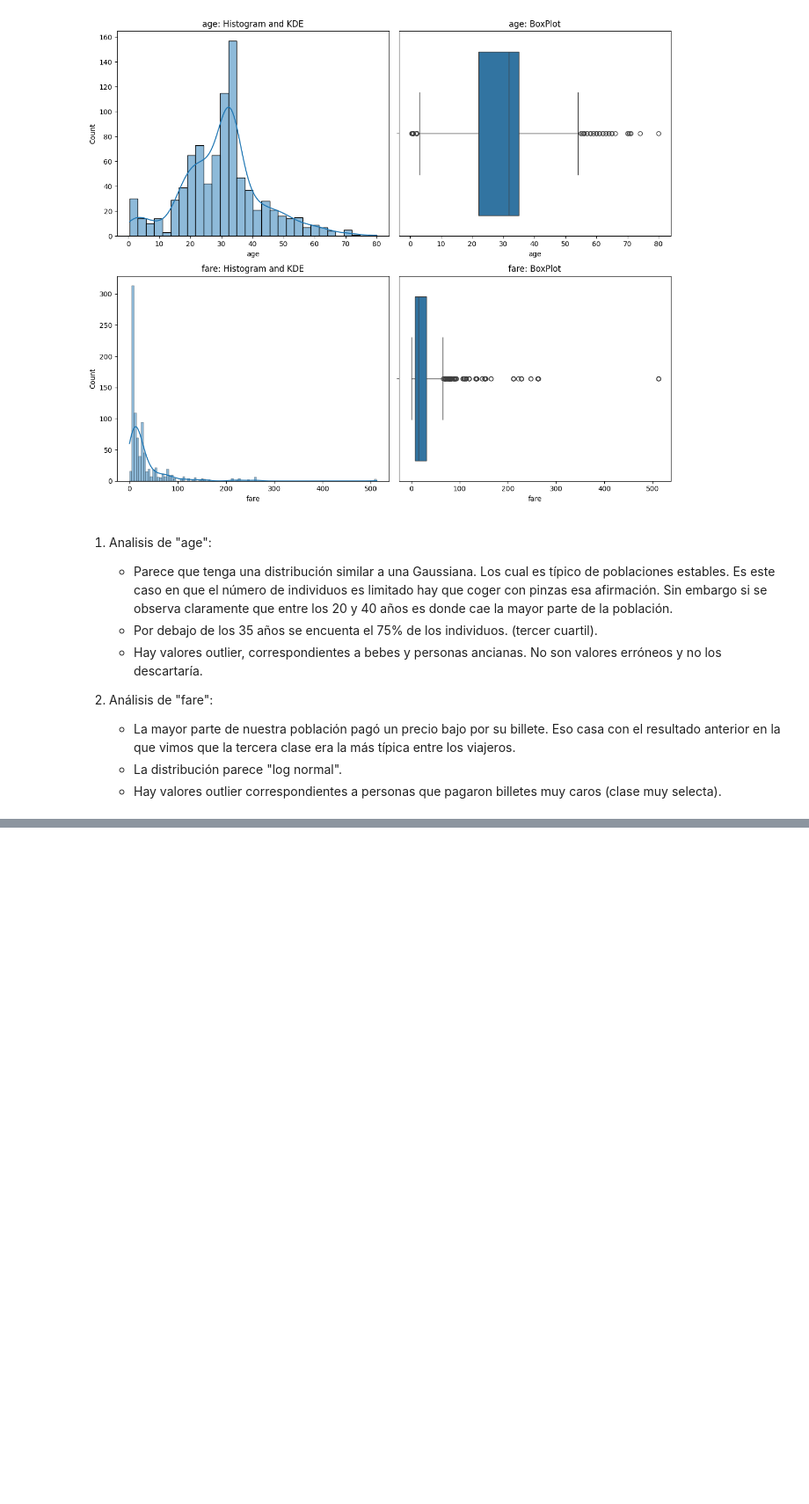
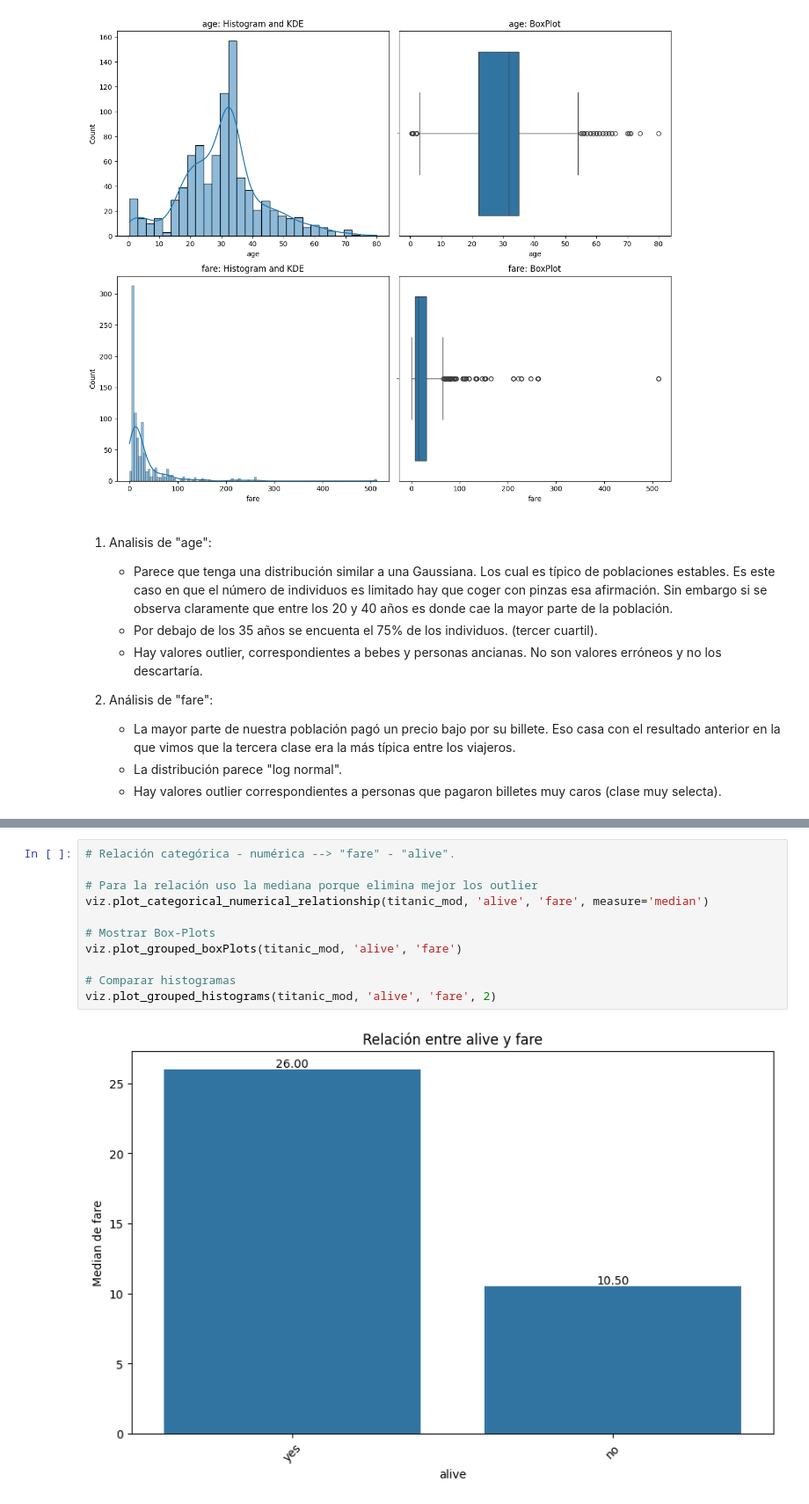
Before and after one commit to elecomexp/ONLINE_DS_THEBRIDGE_2024, a Jupyter notebook: 03_Analisis_Datos/S08_Visualización_Presentacion/U02_Presentaciones_Avanzadas/Practica_Obligatoria/18_Practica_Obligatoria_Titanic.ipynb, the cells around one changed output, grey strips where cells are left out. Shown at 88% size. Saved outputs shown, nothing was run; the diff lists cells and outputs as text; blank space fills up the shorter version.

```diff
--- a/03_Analisis_Datos/S08_Visualización_Presentacion/U02_Presentaciones_Avanzadas/Practica_Obligatoria/18_Practica_Obligatoria_Titanic.ipynb
+++ b/03_Analisis_Datos/S08_Visualización_Presentacion/U02_Presentaciones_Avanzadas/Practica_Obligatoria/18_Practica_Obligatoria_Titanic.ipynb
@@ -296,0 +345,13 @@ viz.plot_multiple_histograms_KDEs_boxplots(titanic_mod, col_numericas)
+# %%
+# Relación categórica - numérica --> "fare" - "alive".
+
+# Para la relación uso la mediana porque elimina mejor los outlier
+viz.plot_categorical_numerical_relationship(titanic_mod, 'alive', 'fare', measure='median')
+
+# Mostrar Box-Plots
+viz.plot_grouped_boxPlots(titanic_mod, 'alive', 'fare')
+
+# Comparar histogramas
+viz.plot_grouped_histograms(titanic_mod, 'alive', 'fare', 2)
+# %% [output]
+[figure, added]
```
Also changed, not shown: parts of 14 cells of this notebook.
